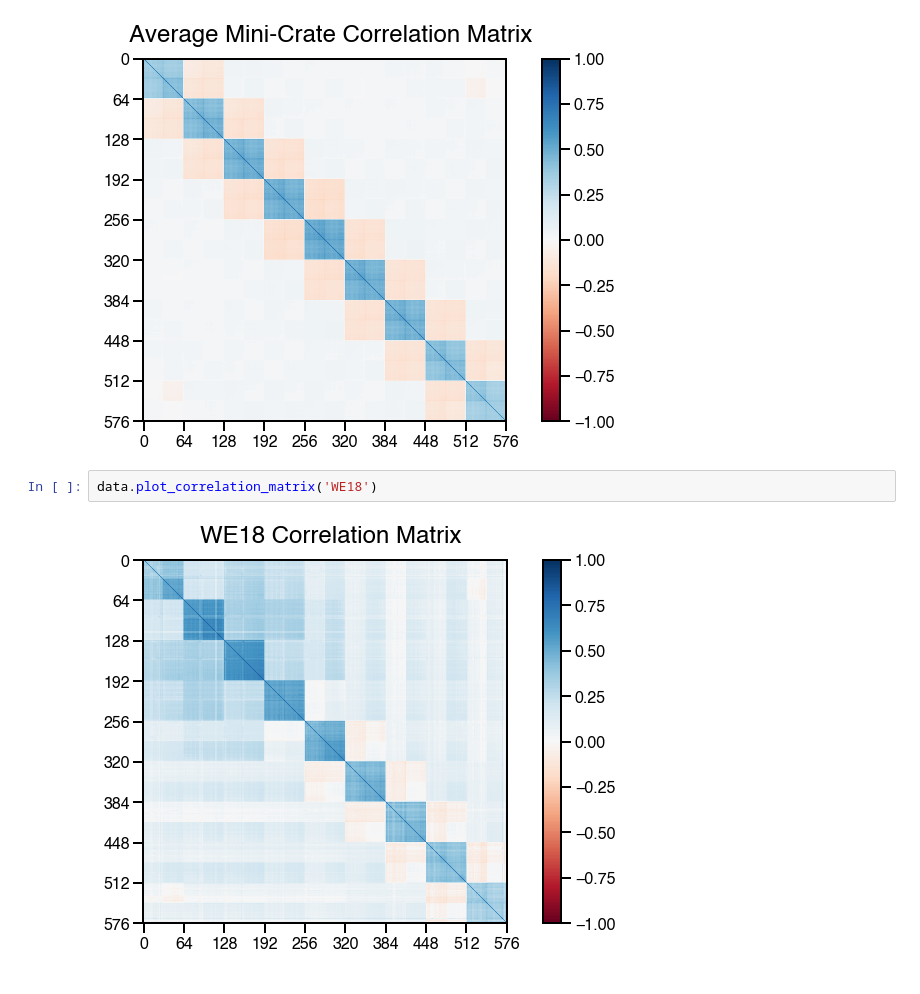
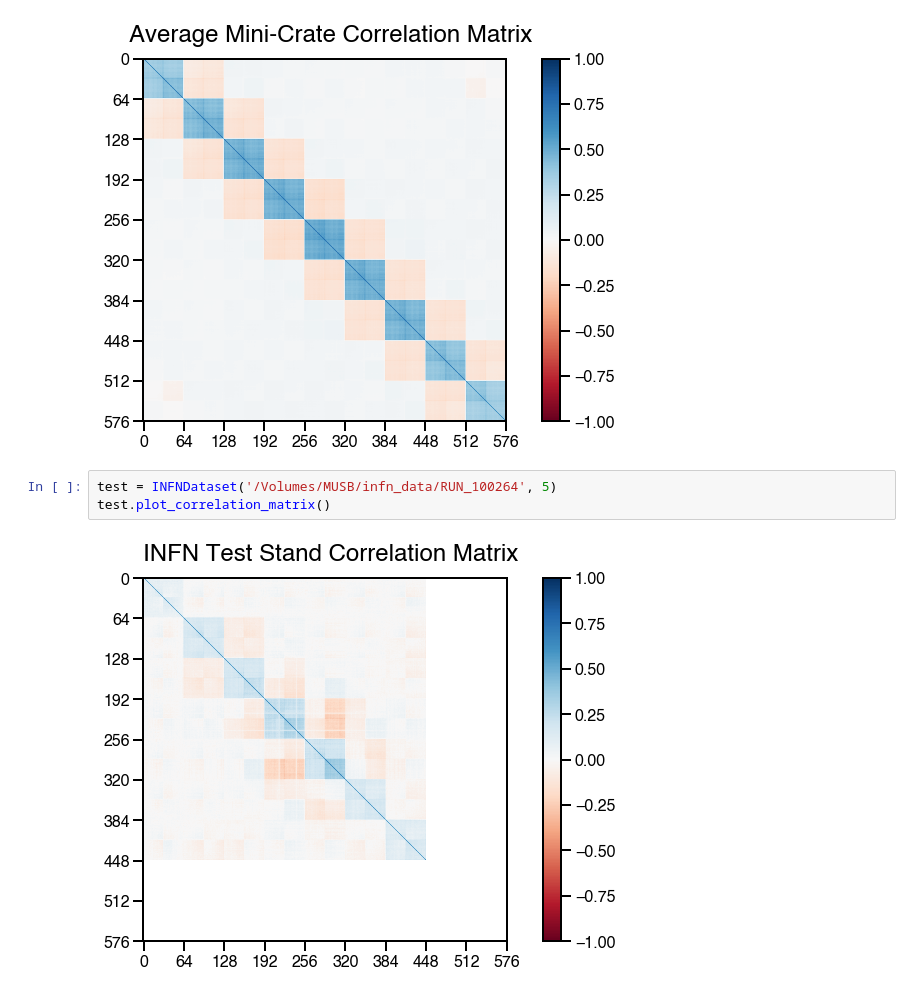
Before and after one commit to justinjmueller/icarus_tpc_analysis, a Jupyter notebook: noise.ipynb, the cells around one changed output. Drawn from its saved outputs; the diff is of its cells as text.

Commit message:
Added library for loading and analyzing data taken at the INFN test stand

```diff
--- a/noise.ipynb
+++ b/noise.ipynb
@@ -6,7 +7,8 @@ data = Dataset(input_path, 9762)
 data.plot_correlation_matrix('all')
 # %% [output]
 [figure]
-# %%
-data.plot_correlation_matrix('WE18')
-# %% [output]
-[figure, removed]
+# %%
+test = INFNDataset('/Volumes/MUSB/infn_data/RUN_100264', 5)
+test.plot_correlation_matrix()
+# %% [output]
+[figure, added]
```
Also changed, not shown: parts of 1 cell of this notebook, 2 other files.
